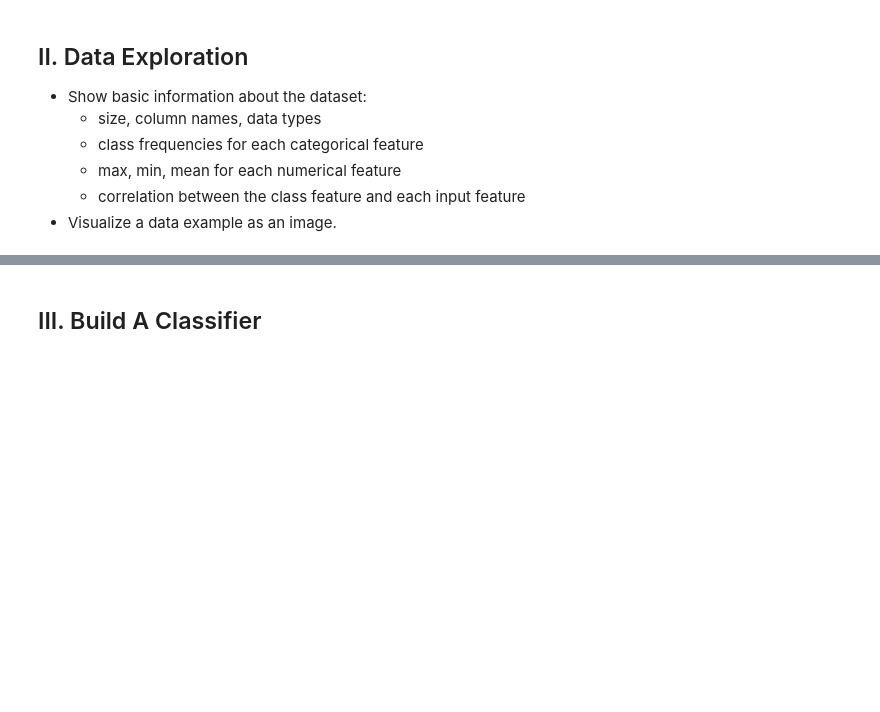
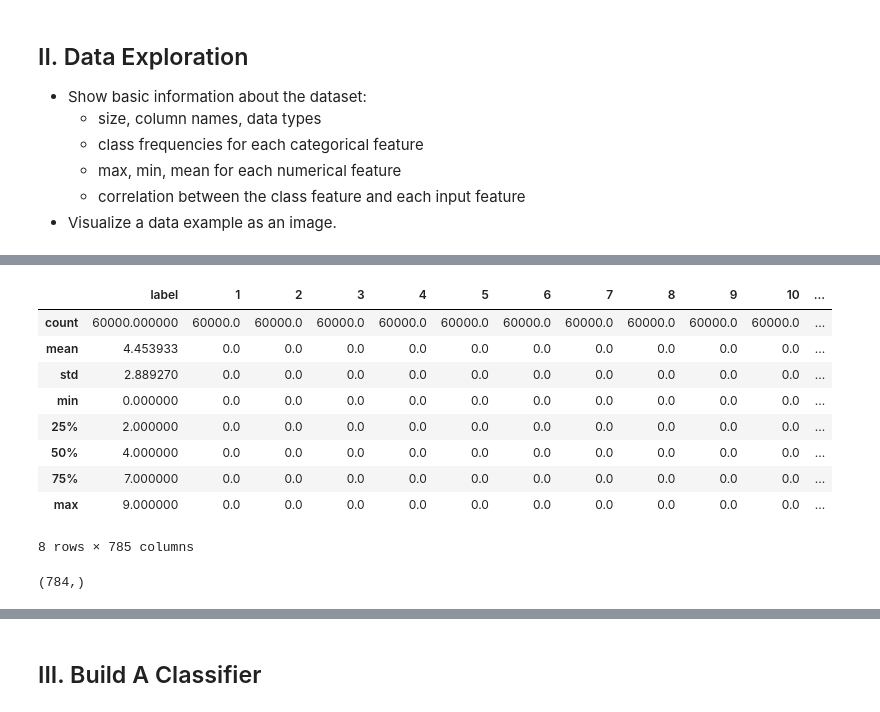
Before and after one commit to ch00226855/CMP414765Spring2021, a Jupyter notebook: Week04_ImageClassification.ipynb, the cells around one changed output, grey strips where cells are left out. Drawn from its saved outputs; the diff is of its cells as text; code cells hidden in the pictures; blank space fills up the shorter version.

```diff
--- a/Week04_ImageClassification.ipynb
+++ b/Week04_ImageClassification.ipynb
@@ -54,11 +127,27 @@ data['label'].value_counts().sort_index().plot.bar()
 # %%
 # maximum, minimum, and mean of numerical features
+
+data.describe()
+# %% [output]
+|  | label | 1 | 2 | 3 | 4 | 5 | 6 | 7 | 8 | 9 | 10 | ... |
+| count | 60000.000000 | 60000.0 | 60000.0 | 60000.0 | 60000.0 | 60000.0 | 60000.0 | 60000.0 | 60000.0 | 60000.0 | 60000.0 | ... |
+| mean | 4.453933 | 0.0 | 0.0 | 0.0 | 0.0 | 0.0 | 0.0 | 0.0 | 0.0 | 0.0 | 0.0 | ... |
+| std | 2.889270 | 0.0 | 0.0 | 0.0 | 0.0 | 0.0 | 0.0 | 0.0 | 0.0 | 0.0 | 0.0 | ... |
+| min | 0.000000 | 0.0 | 0.0 | 0.0 | 0.0 | 0.0 | 0.0 | 0.0 | 0.0 | 0.0 | 0.0 | ... |
+| 25% | 2.000000 | 0.0 | 0.0 | 0.0 | 0.0 | 0.0 | 0.0 | 0.0 | 0.0 | 0.0 | 0.0 | ... |
+| 50% | 4.000000 | 0.0 | 0.0 | 0.0 | 0.0 | 0.0 | 0.0 | 0.0 | 0.0 | 0.0 | 0.0 | ... |
+| 75% | 7.000000 | 0.0 | 0.0 | 0.0 | 0.0 | 0.0 | 0.0 | 0.0 | 0.0 | 0.0 | 0.0 | ... |
+| max | 9.000000 | 0.0 | 0.0 | 0.0 | 0.0 | 0.0 | 0.0 | 0.0 | 0.0 | 0.0 | 0.0 | ... |
+8 rows × 785 columns
 # %%
 # Visualize data as images
-ind = 1
+ind = 123 # Going to show the image on this row
 input_features = [x for x in data.columns if x != "label"]
-data_example = data.loc[ind, input_features]
+# print(input_features)
+data_example = data.loc[ind, input_features] # Use .loc[] expression to extract data from a data frame.
 print(data_example.shape)
+# %% [output]
+(784,)
 # %%
 # Convert the data example to a numpy array
 data_example_array = data_example.values
```
Also changed, not shown: parts of 25 cells of this notebook.
